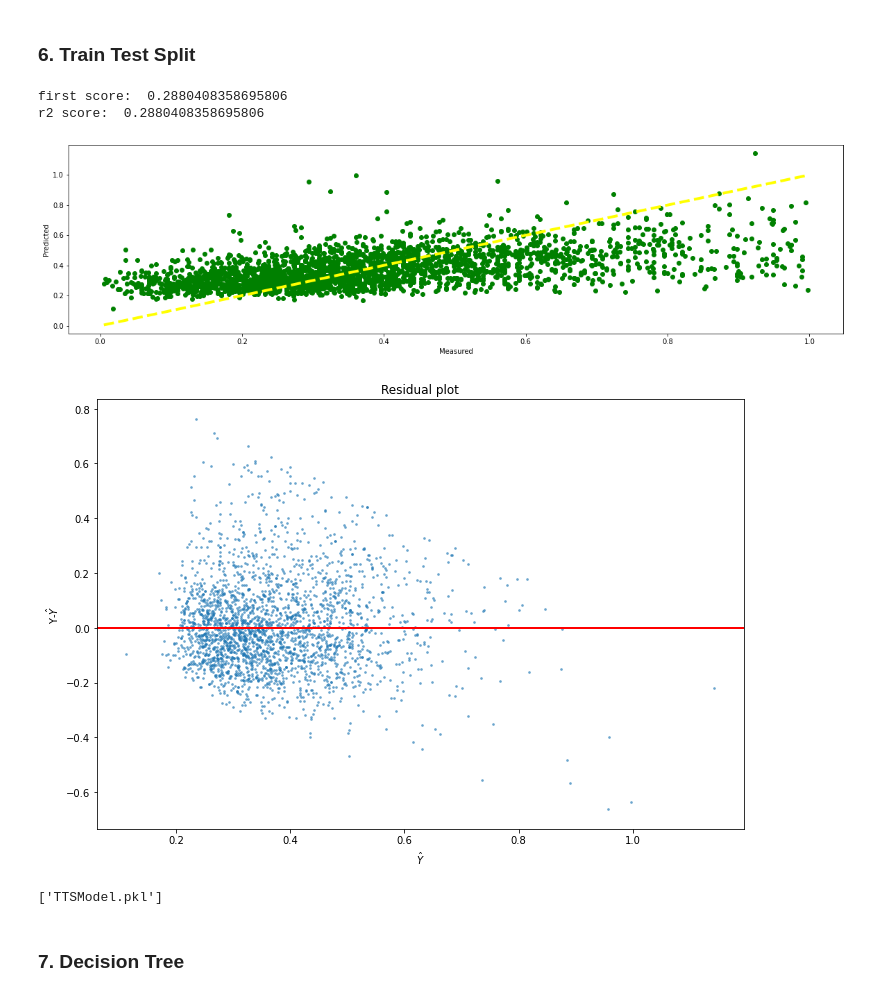
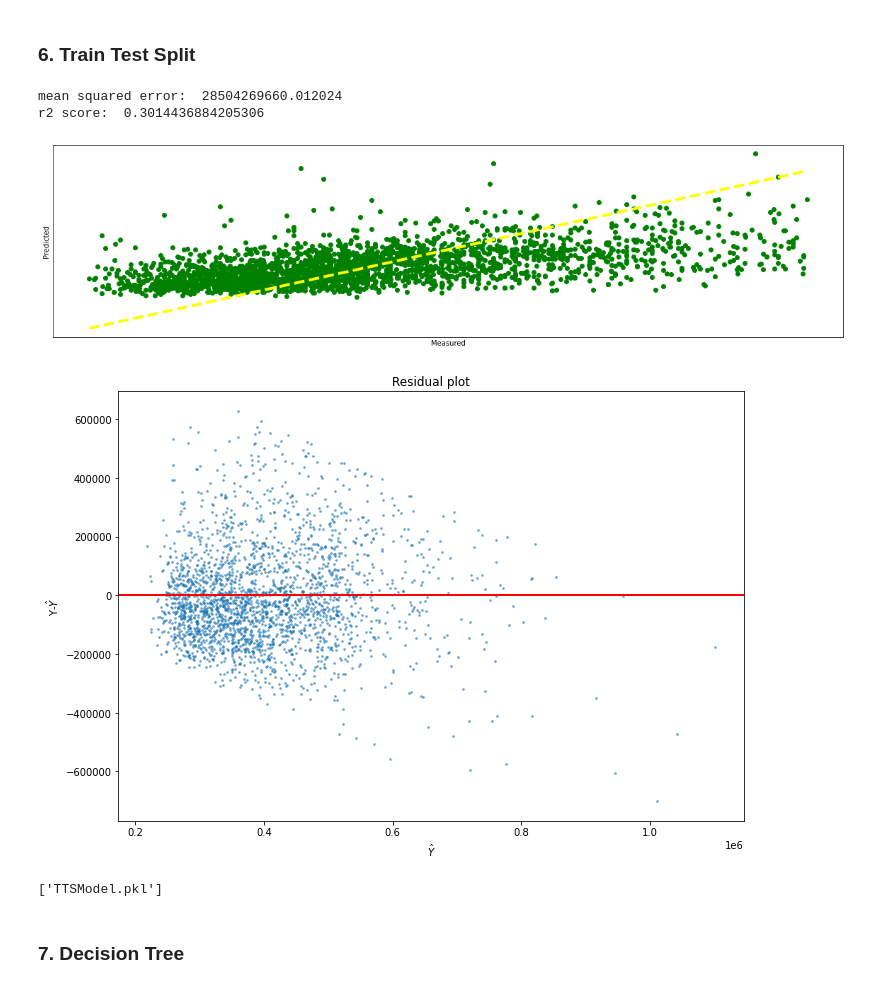
Before and after one commit to 22BobbyW/s14Lab2, a Jupyter notebook: notebooks/lab2_pricing_houses.ipynb, the cells around one changed output. Drawn from its saved outputs; the diff is of its cells as text; code cells hidden in the pictures.

```diff
--- a/notebooks/lab2_pricing_houses.ipynb
+++ b/notebooks/lab2_pricing_houses.ipynb
@@ -149,7 +157,6 @@ filter_data = data.copy()
 
 # Additional
 filter_data = filter_data[filter_data['SOLDPRICE'] < 1000000]
-
 
 # Apply to all
 for f in features + label:
@@ -159,10 +166,11 @@ for f in features + label:
     # Interaction terms
 
     # Standardize
-    filter_data[f] = (filter_data[f] - filter_data[f].mean()) / filter_data[f].std()
+
+    #filter_data[f] = (filter_data[f] - filter_data[f].mean()) / filter_data[f].std()
 
     # v. Normalize
-    filter_data[f] = (filter_data[f] - filter_data[f].min()) / (filter_data[f].max() - filter_data[f].min())
+    #filter_data[f] = (filter_data[f] - filter_data[f].min()) / (filter_data[f].max() - filter_data[f].min())
 
 filter_data = filter_data.reset_index()
 
@@ -288,9 +307,9 @@ joblib.dump(regr, filename='regr.pkl', compress=0)
 from sklearn.model_selection import train_test_split
 
 # Init x, y test,train @ 33% size (sklearn)
-#x:label, y:features
+#x:features, y:label
 
-featuresTrain, featuresTest, labelTrain, labelTest = train_test_split(features, label, train_size=0.33, shuffle=False)
+featuresTrain, featuresTest, labelTrain, labelTest = train_test_split(features, label, train_size=0.33)
 
 # Determine linear_model (sklearn - above))
 regression = linear_model.LinearRegression()
@@ -301,42 +320,45 @@ regression.fit(featuresTrain, labelTrain)
 # Score Method 1: (sklearn)
 # Ref. https://stackoverflow.com/questions/45529907/difference-between-model-score-vs-r2-score
 #  https://scikit-learn.org/stable/modules/generated/sklearn.model_selection.train_test_split.html
-score = regression.score(featuresTest, labelTest)
-print("first score: ", score)
+predicted = regression.predict(featuresTest)
+
+mseScore = mean_squared_error(labelTest, predicted)
+print('mean squared error: ', mseScore)
 
 # Score Method 2 (sklearn)
-predicted = regression.predict(featuresTest)
 r2Score = r2_score(labelTest, predicted)
 print("r2 score: ", r2Score)
 
 # Plot outputs (matplotlab - above)
 
 #scatter plot (predicted vs measured)
 plt.figure(figsize=(20, 5))
 plt.scatter(labelTest, predicted, color='green')
 plt.plot([labelTest.min(), labelTest.max()], [labelTest.min(), labelTest.max()], 'k--', lw=4, color='yellow')
 plt.ylabel('Predicted')
 plt.xlabel('Measured')
+plt.xticks(())
+plt.yticks(())
 plt.show()
 
 #residual plot
 plt.figure(figsize=(10, 7))
 resid = labelTest - predicted
 plt.axhline(y=0, linestyle='-', linewidth=2, color="r")
 plt.scatter(x=predicted, y=resid, alpha=0.5, s=3)
 plt.title("Residual plot")
 plt.ylabel(r"Y-$\hat Y$")
 plt.xlabel(r'$\hat Y$')
 plt.tight_layout()
 plt.show()
 
 # Download model as pkl file
 joblib.dump(regression, "TTSModel.pkl")
 # %% [output]
-first score:  0.2880408358695806
-r2 score:  0.2880408358695806
+mean squared error:  28504269660.012024
+r2 score:  0.3014436884205306
-[figure, old version]
+[figure, new version]
-[figure, old version]
+[figure, new version]
 ['TTSModel.pkl']
 # %% [markdown]
 ### 7. Decision Tree
```
Also changed, not shown: parts of 5 cells of this notebook, 5 other files.
